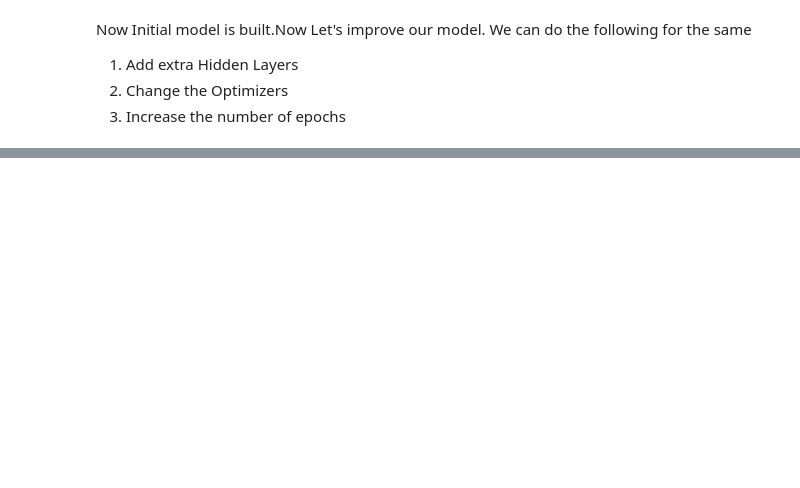
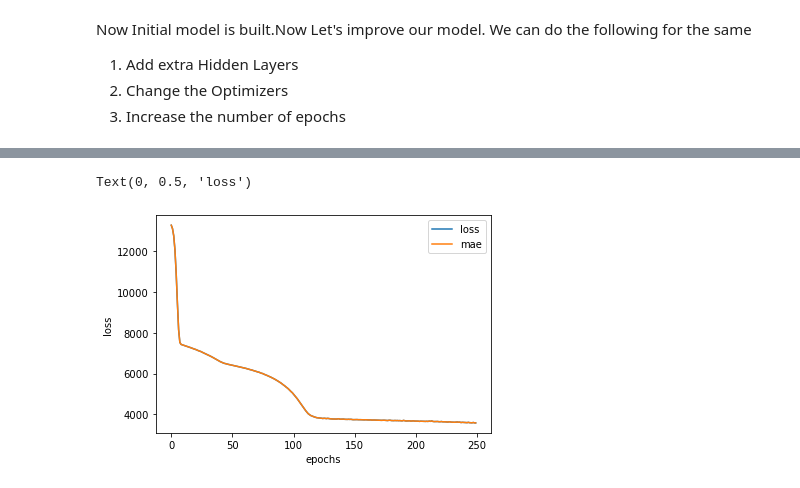
Before and after one commit to parvbhargava/Regression-Models, a Jupyter notebook: Medical-Insurance-Linear-Regression.ipynb, the cells around one changed output, grey strips where cells are left out. Drawn from its saved outputs; the diff is of its cells as text; code cells hidden in the pictures; blank space fills up the shorter version.

```diff
--- a/Medical-Insurance-Linear-Regression.ipynb
+++ b/Medical-Insurance-Linear-Regression.ipynb
@@ -138,0 +164,12 @@ Epoch 100/100
+# %%
+#set ramdom seed
+tf.random.set_seed(42)
+#create a model
+model_3 = tf.keras.Sequential()
+model_3.add(tf.keras.layers.Dense(100))
+model_3.add(tf.keras.layers.Dense(10))
+model_3.add(tf.keras.layers.Dense(1))
+#Compile the model
+model_3.compile(loss = tf.keras.losses.mae , optimizer = tf.keras.optimizers.Adam() , metrics = ["mae"])
+#Fit the model
+history_3 = model_3.fit(X_train,y_train,epochs=250)
@@ -138,0 +199,8 @@ Epoch 100/100
+# %%
+#Plot History also known as loss curve or training curve
+pd.DataFrame(history_3.history).plot()
+plt.xlabel("epochs")
+plt.ylabel("loss")
+# %% [output]
+Text(0, 0.5, 'loss')
+[figure, added]
```
Also changed, not shown: parts of 11 cells of this notebook.
